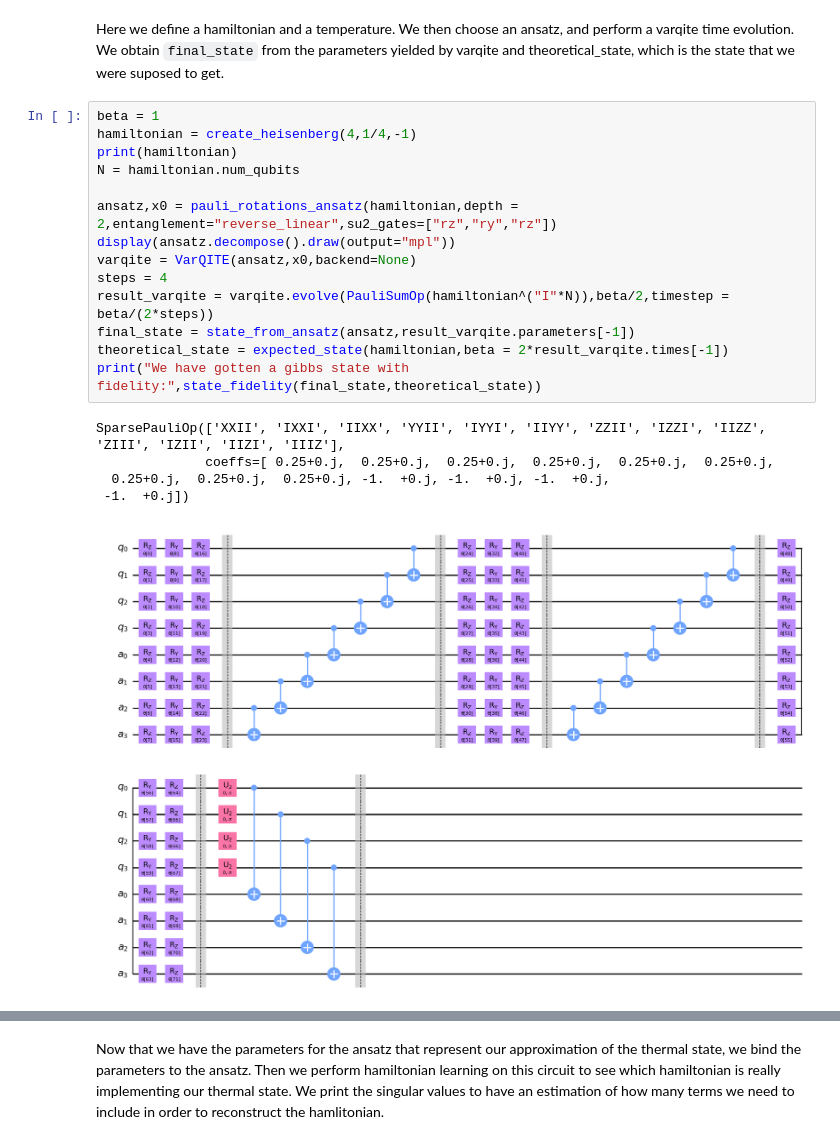
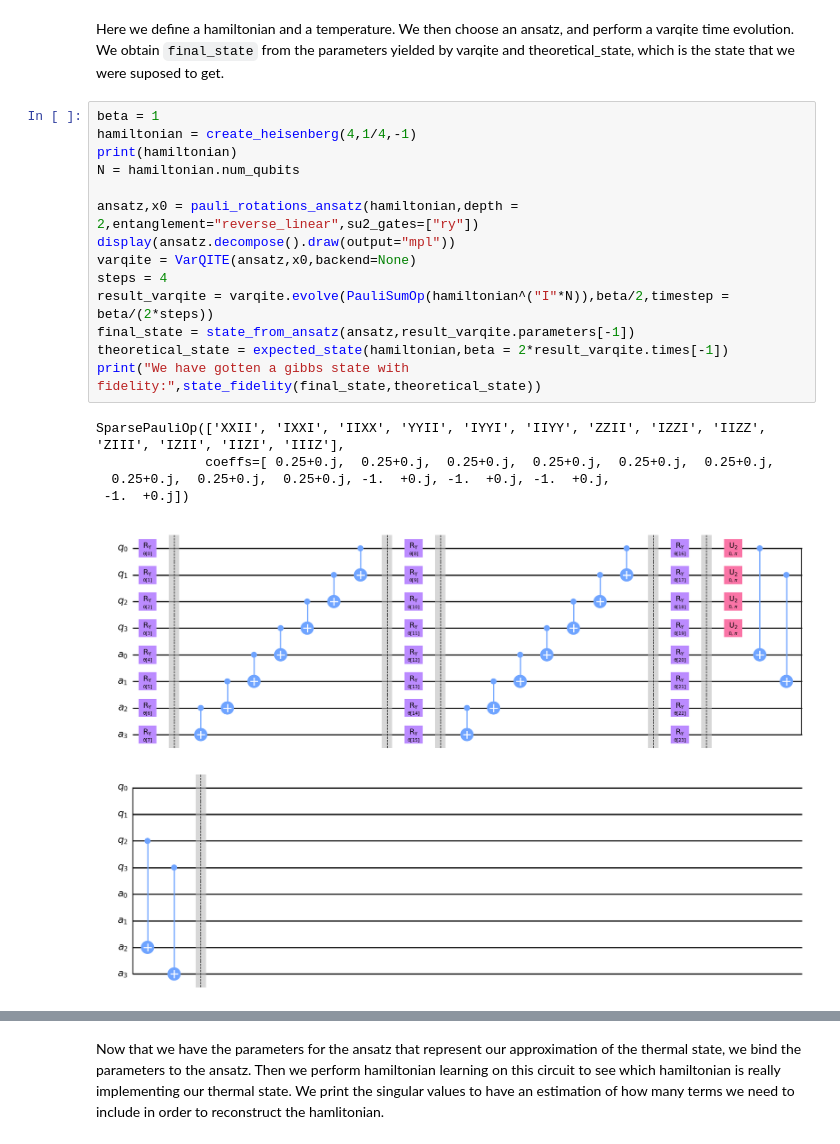
Before and after one commit to MarcDrudis/GibbsPreparation, a Jupyter notebook: old_code/discartednotebooks/preparation_learning.ipynb, the cells around one changed output, grey strips where cells are left out. Drawn from its saved outputs; the diff is of its cells as text.

```diff
--- a/preparation_learning.ipynb
+++ b/old_code/discartednotebooks/preparation_learning.ipynb
@@ -22,23 +22,23 @@ We obtain ``final_state`` from the parameters yielded by varqite and theoretical
 # %%
 beta = 1
 hamiltonian = create_heisenberg(4,1/4,-1)
 print(hamiltonian)
 N = hamiltonian.num_qubits
 
-ansatz,x0 = pauli_rotations_ansatz(hamiltonian,depth = 2,entanglement="reverse_linear",su2_gates=["rz","ry","rz"])
+ansatz,x0 = pauli_rotations_ansatz(hamiltonian,depth = 2,entanglement="reverse_linear",su2_gates=["ry"])
 display(ansatz.decompose().draw(output="mpl"))
 varqite = VarQITE(ansatz,x0,backend=None)
 steps = 4
 result_varqite = varqite.evolve(PauliSumOp(hamiltonian^("I"*N)),beta/2,timestep = beta/(2*steps))
 final_state = state_from_ansatz(ansatz,result_varqite.parameters[-1])
 theoretical_state = expected_state(hamiltonian,beta = 2*result_varqite.times[-1])
 print("We have gotten a gibbs state with fidelity:",state_fidelity(final_state,theoretical_state))
 # %% [output]
 SparsePauliOp(['XXII', 'IXXI', 'IIXX', 'YYII', 'IYYI', 'IIYY', 'ZZII', 'IZZI', 'IIZZ', 'ZIII', 'IZII', 'IIZI', 'IIIZ'],
               coeffs=[ 0.25+0.j,  0.25+0.j,  0.25+0.j,  0.25+0.j,  0.25+0.j,  0.25+0.j,
   0.25+0.j,  0.25+0.j,  0.25+0.j, -1.  +0.j, -1.  +0.j, -1.  +0.j,
  -1.  +0.j])
-[figure, old version]
+[figure, new version]
 0
 0.125
 0.25
```
Also changed, not shown: parts of 2 cells of this notebook, 14 other files.
